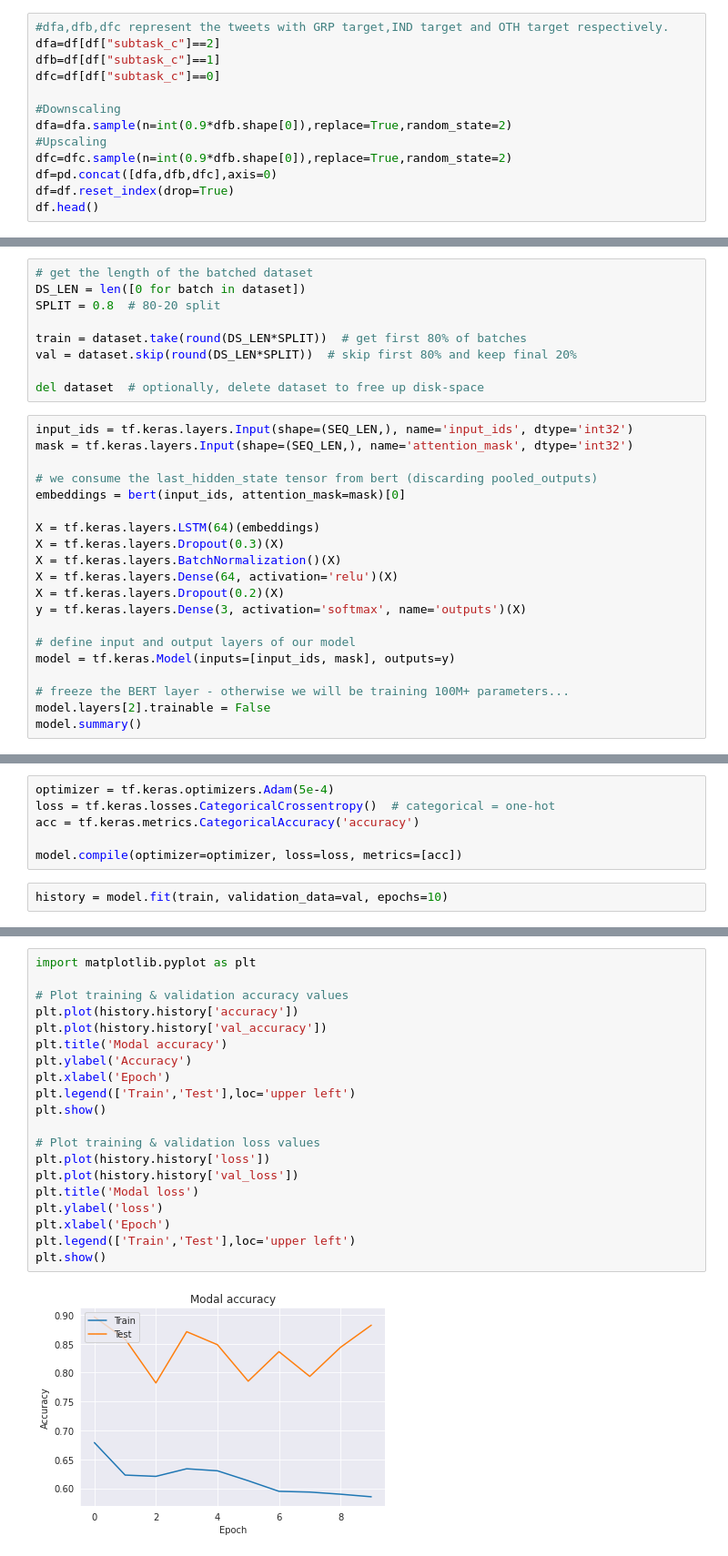
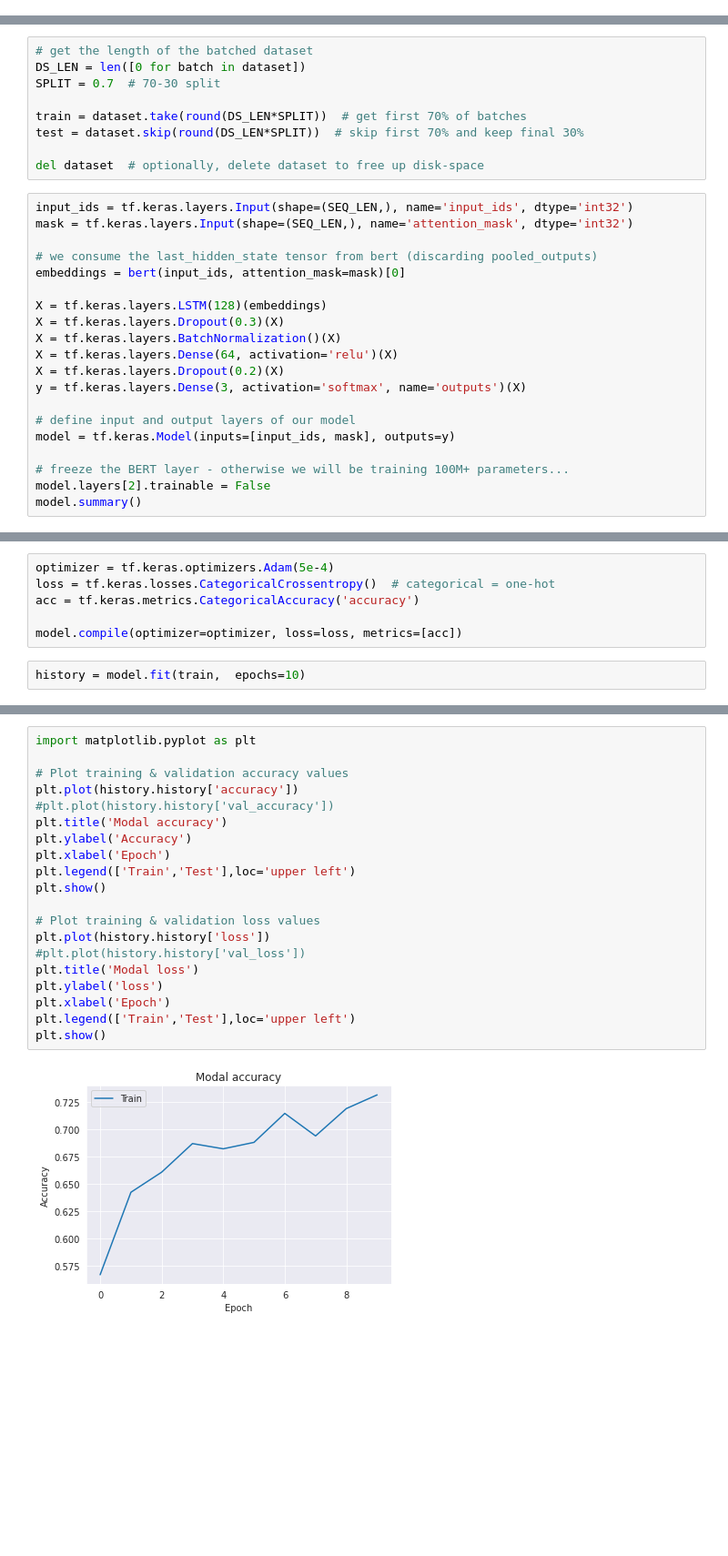
Before and after one commit to dpak-maurya/fyproject-2021, a Jupyter notebook: BERT_based_classification_level_3.ipynb, the cells around one changed output, grey strips where cells are left out. Shown: that part at 91% size. Drawn from its saved outputs; the diff is of its cells as text; blank space fills up the shorter version.

```diff
--- a/BERT_based_classification_level_3.ipynb
+++ b/BERT_based_classification_level_3.ipynb
@@ -232,16 +223,3 @@ df.head()
 | 2 | 52415 | user wa literally just talking ab... | 2 |
 | 3 | 13384 | user canada doe not need another ... | 1 |
 | 4 | 28414 | user you are a lying corrupt trai... | 1 |
-# %%
-#dfa,dfb,dfc represent the tweets with GRP target,IND target and OTH target respectively.
-dfa=df[df["subtask_c"]==2]
-dfb=df[df["subtask_c"]==1]
-dfc=df[df["subtask_c"]==0]
-
-#Downscaling
-dfa=dfa.sample(n=int(0.9*dfb.shape[0]),replace=True,random_state=2)
-#Upscaling
-dfc=dfc.sample(n=int(0.9*dfb.shape[0]),replace=True,random_state=2)
-df=pd.concat([dfa,dfb,dfc],axis=0)
-df=df.reset_index(drop=True)
-df.head()
@@ -336,10 +307,10 @@ dataset
 # %%
 # get the length of the batched dataset
 DS_LEN = len([0 for batch in dataset])
-SPLIT = 0.8  # 80-20 split
+SPLIT = 0.7  # 70-30 split
 
-train = dataset.take(round(DS_LEN*SPLIT))  # get first 80% of batches
-val = dataset.skip(round(DS_LEN*SPLIT))  # skip first 80% and keep final 20%
+train = dataset.take(round(DS_LEN*SPLIT))  # get first 70% of batches
+test = dataset.skip(round(DS_LEN*SPLIT))  # skip first 70% and keep final 30%
 
 del dataset  # optionally, delete dataset to free up disk-space
 # %%
@@ -349,7 +320,7 @@ mask = tf.keras.layers.Input(shape=(SEQ_LEN,), name='attention_mask', dtype='int
 # we consume the last_hidden_state tensor from bert (discarding pooled_outputs)
 embeddings = bert(input_ids, attention_mask=mask)[0]
 
-X = tf.keras.layers.LSTM(64)(embeddings)
+X = tf.keras.layers.LSTM(128)(embeddings)
 X = tf.keras.layers.Dropout(0.3)(X)
 X = tf.keras.layers.BatchNormalization()(X)
 X = tf.keras.layers.Dense(64, activation='relu')(X)
@@ -392,6 +363,6 @@ acc = tf.keras.metrics.CategoricalAccuracy('accuracy')
 
 model.compile(optimizer=optimizer, loss=loss, metrics=[acc])
 # %%
-history = model.fit(train, validation_data=val, epochs=10)
+history = model.fit(train,  epochs=10)
 # %% [output]
 Epoch 1/10
@@ -421,22 +400,22 @@ score = model.evaluate(val)
 # %%
 import matplotlib.pyplot as plt
 
 # Plot training & validation accuracy values
 plt.plot(history.history['accuracy'])
-plt.plot(history.history['val_accuracy'])
+#plt.plot(history.history['val_accuracy'])
 plt.title('Modal accuracy')
 plt.ylabel('Accuracy')
 plt.xlabel('Epoch')
 plt.legend(['Train','Test'],loc='upper left')
 plt.show()
 
 # Plot training & validation loss values
 plt.plot(history.history['loss'])
-plt.plot(history.history['val_loss'])
+#plt.plot(history.history['val_loss'])
 plt.title('Modal loss')
 plt.ylabel('loss')
 plt.xlabel('Epoch')
 plt.legend(['Train','Test'],loc='upper left')
 plt.show()
 # %% [output]
-[figure, old version]
+[figure, new version]
```
Also changed, not shown: parts of 21 cells of this notebook, 12 other files.
